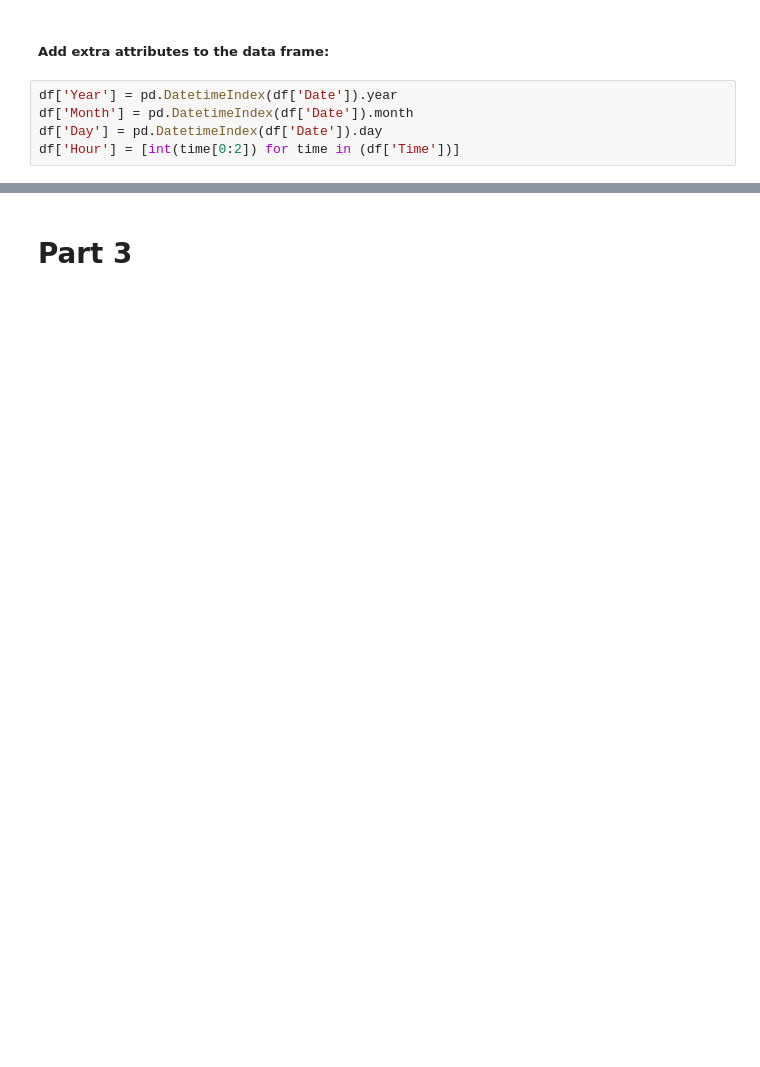
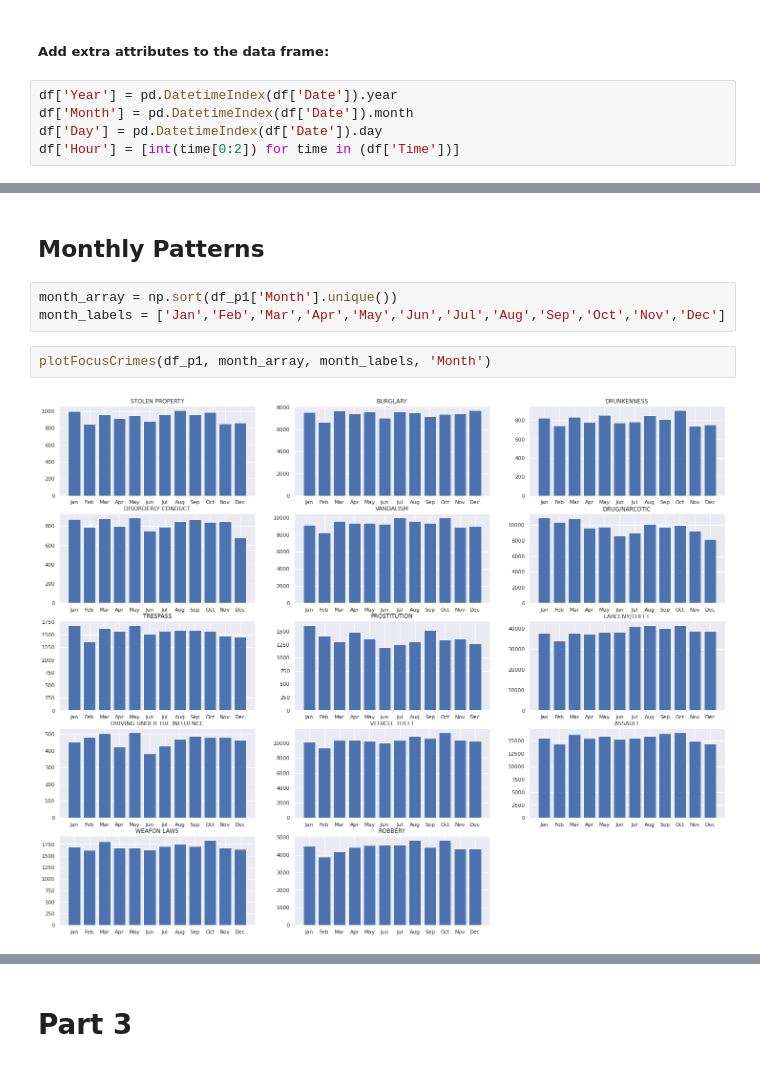
Before and after one commit to evangstav/SocialDataAnalysis2021, a Jupyter notebook: Assignment_1.ipynb, the cells around one changed output, grey strips where cells are left out. Saved outputs shown, nothing was run; the diff lists cells and outputs as text; blank space fills up the shorter version.

```diff
--- a/Assignment_1.ipynb
+++ b/Assignment_1.ipynb
@@ -31,0 +70,9 @@ df['Hour'] = [int(time[0:2]) for time in (df['Time'])]
+# %% [markdown]
+## Monthly Patterns
+# %%
+month_array = np.sort(df_p1['Month'].unique())
+month_labels = ['Jan','Feb','Mar','Apr','May','Jun','Jul','Aug','Sep','Oct','Nov','Dec']
+# %%
+plotFocusCrimes(df_p1, month_array, month_labels, 'Month')
+# %% [output]
+[figure, added]
```
Also changed, not shown: parts of 28 cells of this notebook, 5 other files.
